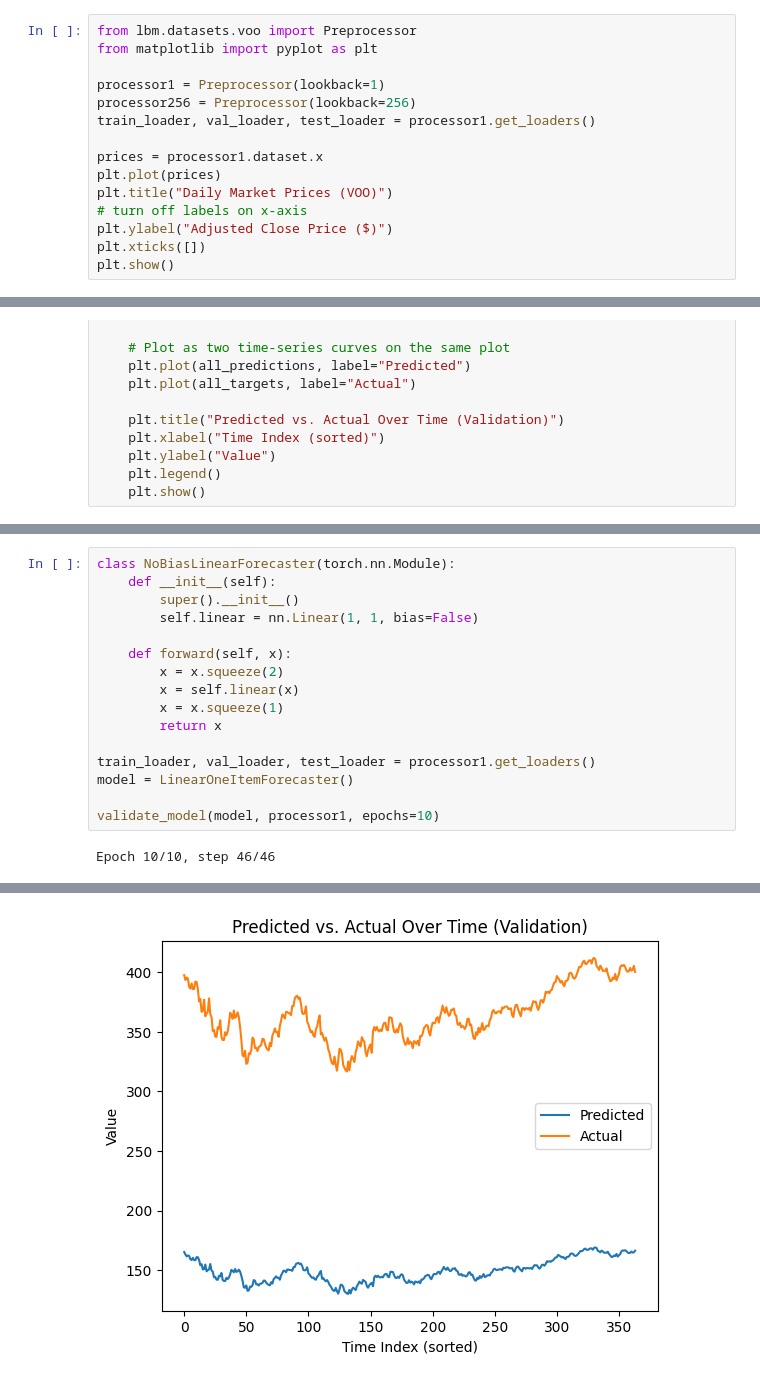
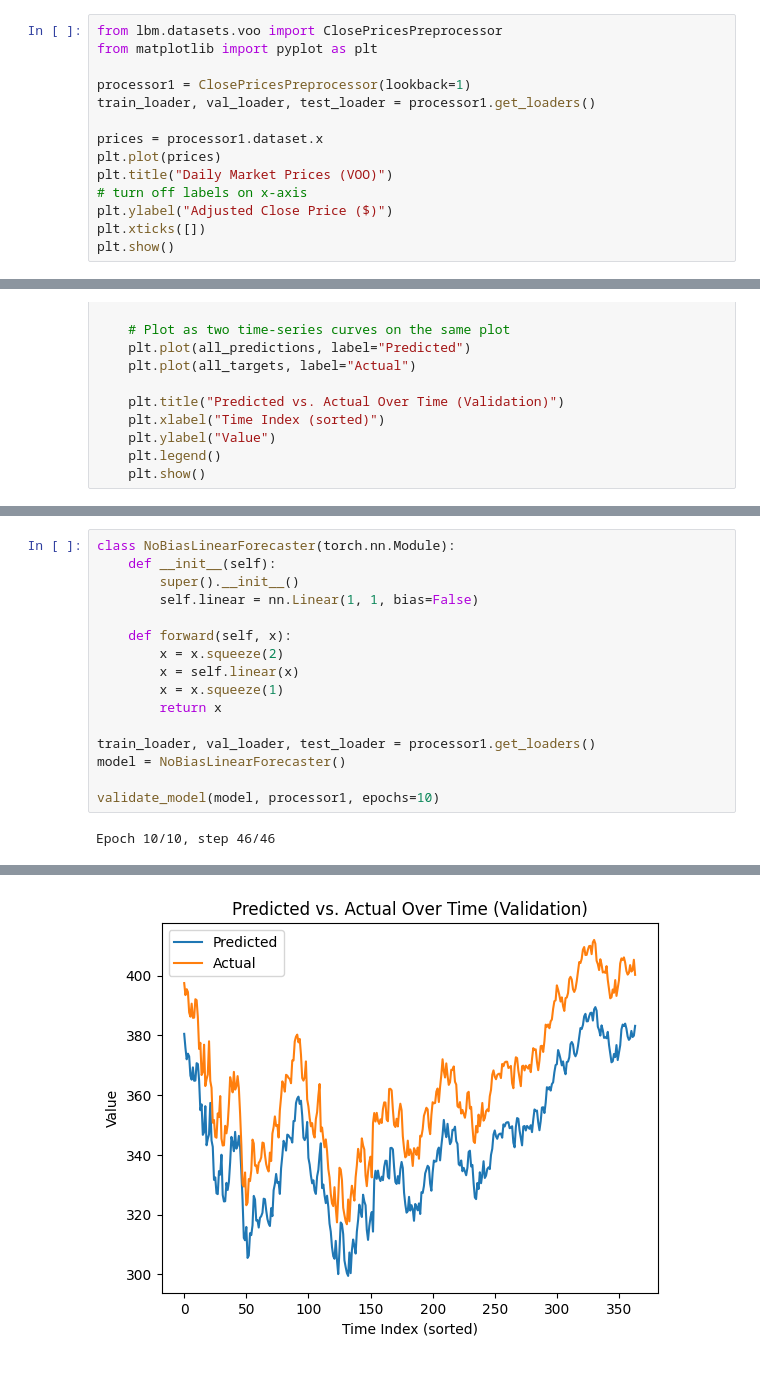
Before and after one commit to adamcataldo/letsbuildmodels, a Jupyter notebook: notebooks/stock_forecasting/market_forecasts.ipynb, the cells around one changed output, grey strips where cells are left out. Cells and saved outputs as stored; diff of their text form.

```diff
--- a/notebooks/stock_forecasting/market_forecasts.ipynb
+++ b/notebooks/stock_forecasting/market_forecasts.ipynb
@@ -1,9 +1,8 @@
 # %%
-from lbm.datasets.voo import Preprocessor
+from lbm.datasets.voo import ClosePricesPreprocessor
 from matplotlib import pyplot as plt
 
-processor1 = Preprocessor(lookback=1)
-processor256 = Preprocessor(lookback=256)
+processor1 = ClosePricesPreprocessor(lookback=1)
 train_loader, val_loader, test_loader = processor1.get_loaders()
 
 prices = processor1.dataset.x
@@ -111,7 +109,7 @@ class NoBiasLinearForecaster(torch.nn.Module):
         return x
 
 train_loader, val_loader, test_loader = processor1.get_loaders()
-model = LinearOneItemForecaster()
+model = NoBiasLinearForecaster()
 
 validate_model(model, processor1, epochs=10)
 # %% [output]
@@ -120 +118 @@ Epoch 10/10, step 46/46
-[figure, old version]
+[figure, new version]
```
Also changed, not shown: parts of 5 cells of this notebook, 2 other files.
